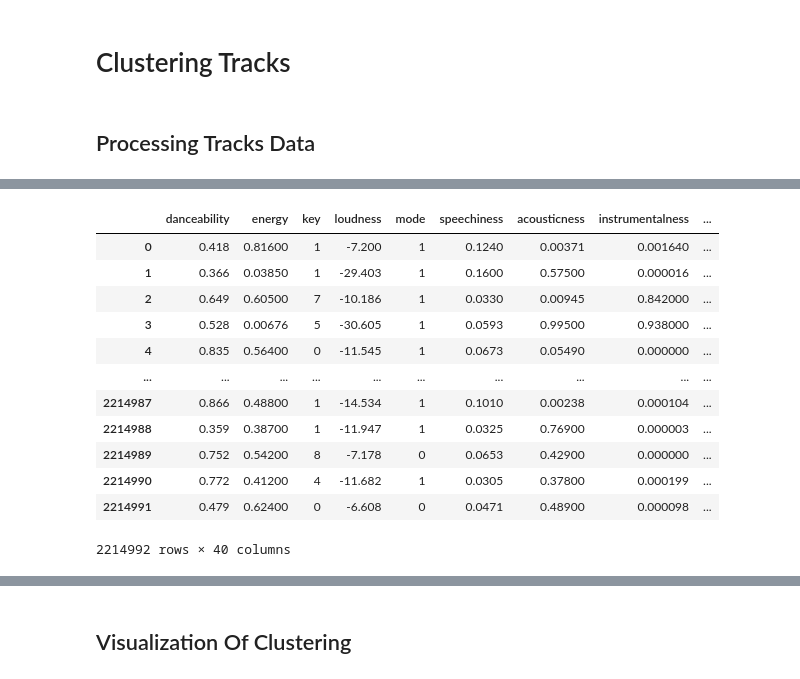
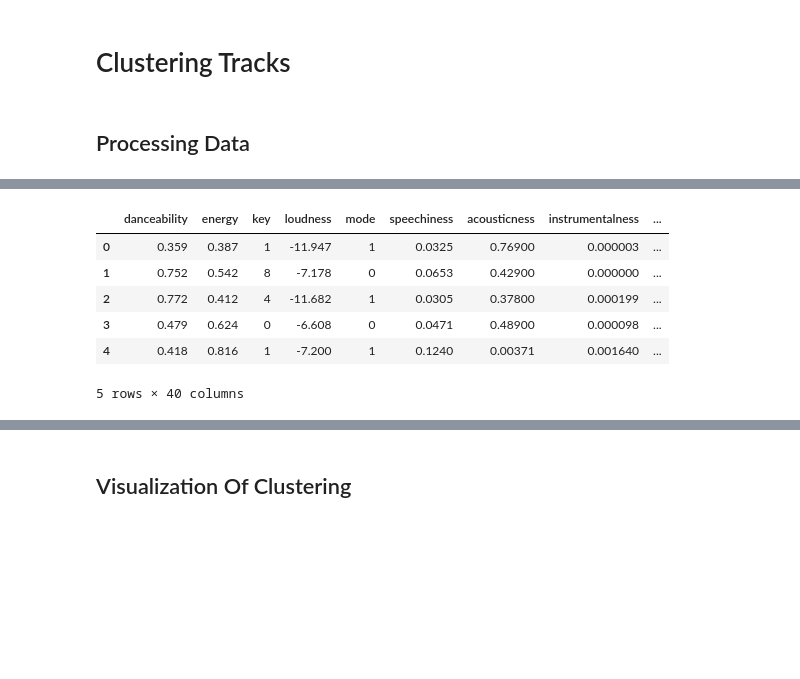
Before and after one commit to JoeBrueneman/Jammin_With_Spotify, a Jupyter notebook: Coding_notebooks/2.1_Track_Clustering.ipynb, the cells around one changed output, grey strips where cells are left out. Cells and saved outputs as stored; diff of their text form; code cells hidden in the pictures; blank space fills up the shorter version.

```diff
--- a/Coding_notebooks/2.1_Track_Clustering.ipynb
+++ b/Coding_notebooks/2.1_Track_Clustering.ipynb
@@ -1,7 +1,7 @@
 # %% [markdown]
 # Clustering Tracks
 # %% [markdown]
-## Processing Tracks Data
+## Processing Data
 # %%
 # Import libraries and dependencies
 import pandas as pd
@@ -15,21 +13,15 @@ from sklearn.metrics.pairwise import cosine_similarity
 [interactive output not drawn]
 # %%
 # Read the csv file into a pandas DataFrame
-tracks_df = pd.read_csv(Path("Resources/tracks.csv"))
+tracks_features_df = pd.read_csv(Path("Resources/track_features.csv"))
 
 # Review the DataFrame
-tracks_df
+tracks_features_df.head()
 # %% [output]
 |  | danceability | energy | key | loudness | mode | speechiness | acousticness | instrumentalness | ... |
-| 0 | 0.418 | 0.81600 | 1 | -7.200 | 1 | 0.1240 | 0.00371 | 0.001640 | ... |
-| 1 | 0.366 | 0.03850 | 1 | -29.403 | 1 | 0.1600 | 0.57500 | 0.000016 | ... |
-| 2 | 0.649 | 0.60500 | 7 | -10.186 | 1 | 0.0330 | 0.00945 | 0.842000 | ... |
-| 3 | 0.528 | 0.00676 | 5 | -30.605 | 1 | 0.0593 | 0.99500 | 0.938000 | ... |
-| 4 | 0.835 | 0.56400 | 0 | -11.545 | 1 | 0.0673 | 0.05490 | 0.000000 | ... |
-| ... | ... | ... | ... | ... | ... | ... | ... | ... | ... |
-| 2214987 | 0.866 | 0.48800 | 1 | -14.534 | 1 | 0.1010 | 0.00238 | 0.000104 | ... |
-| 2214988 | 0.359 | 0.38700 | 1 | -11.947 | 1 | 0.0325 | 0.76900 | 0.000003 | ... |
-| 2214989 | 0.752 | 0.54200 | 8 | -7.178 | 0 | 0.0653 | 0.42900 | 0.000000 | ... |
-| 2214990 | 0.772 | 0.41200 | 4 | -11.682 | 1 | 0.0305 | 0.37800 | 0.000199 | ... |
-| 2214991 | 0.479 | 0.62400 | 0 | -6.608 | 0 | 0.0471 | 0.48900 | 0.000098 | ... |
+| 0 | 0.359 | 0.387 | 1 | -11.947 | 1 | 0.0325 | 0.76900 | 0.000003 | ... |
+| 1 | 0.752 | 0.542 | 8 | -7.178 | 0 | 0.0653 | 0.42900 | 0.000000 | ... |
+| 2 | 0.772 | 0.412 | 4 | -11.682 | 1 | 0.0305 | 0.37800 | 0.000199 | ... |
+| 3 | 0.479 | 0.624 | 0 | -6.608 | 0 | 0.0471 | 0.48900 | 0.000098 | ... |
+| 4 | 0.418 | 0.816 | 1 | -7.200 | 1 | 0.1240 | 0.00371 | 0.001640 | ... |
-2214992 rows × 40 columns
+5 rows × 40 columns
```
Also changed, not shown: parts of 58 cells of this notebook, 2 other files.
